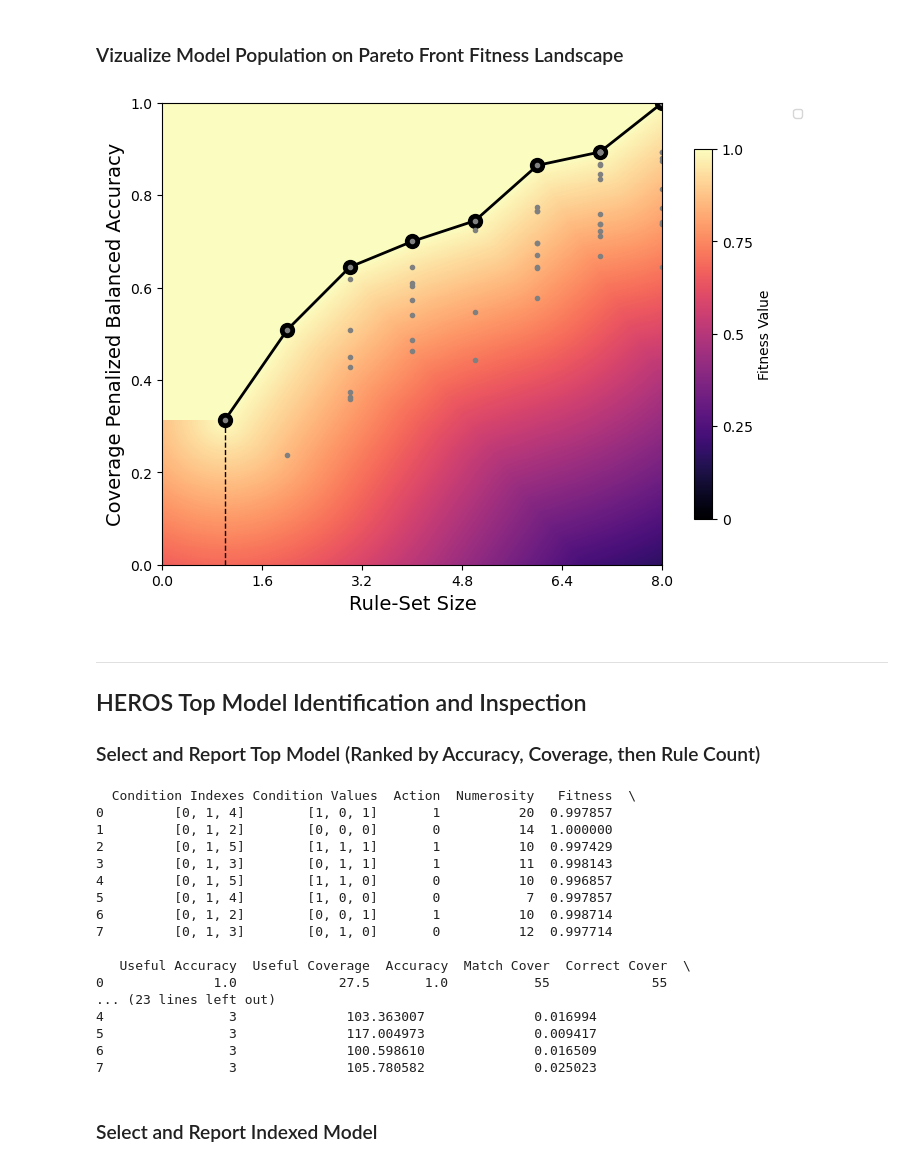
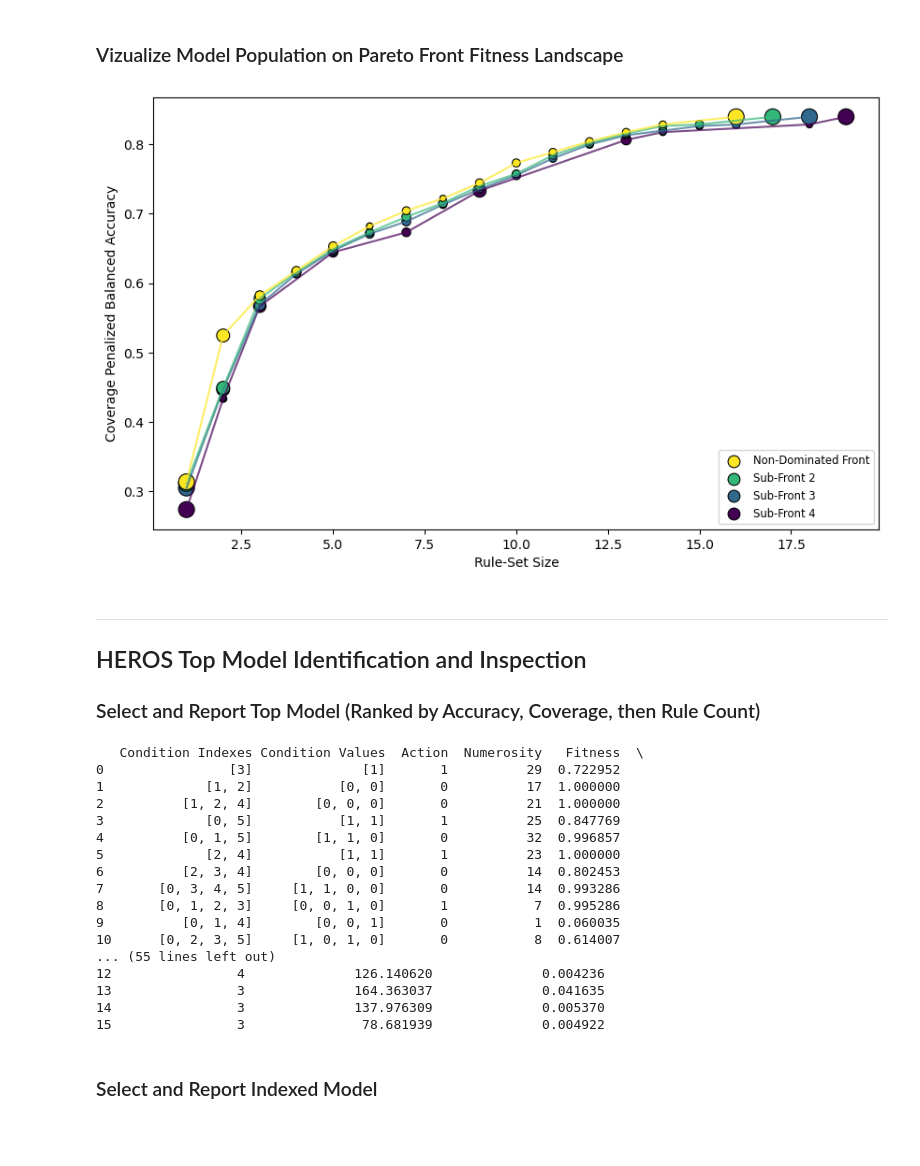
Before and after one commit to UrbsLab/heros, a Jupyter notebook: HEROS_Demo_Notebook.ipynb, the cells around one changed output. Saved outputs shown, nothing was run; the diff lists cells and outputs as text; code cells hidden in the pictures; blank space fills up the shorter version.

```diff
--- a/HEROS_Demo_Notebook.ipynb
+++ b/HEROS_Demo_Notebook.ipynb
@@ -220,9 +220,8 @@ Loading MultiSURF Scores
     2. If a mix of quantiative and categorical features are loaded, HEROS will combine them with all quantitative features first, followed by all categorical features in the same order as provided in 'X' or 'Xc'.
 # %%
 # Initialize HEROS algorithm with run parameters
-
-heros_trained = HEROS(outcome_type='class',iterations=10000, pop_size=500, cross_prob=0.8, mut_prob=0.04, nu=1, beta=0.2, theta_sel=0.5,
-              fitness_function='pareto',subsumption='both', rsl=0, feat_track='end', model_iterations=100,
+heros_trained = HEROS(outcome_type='class',iterations=50000, pop_size=500, cross_prob=0.8, mut_prob=0.04, nu=1, beta=0.2, theta_sel=0.5,
+              fitness_function='pareto',subsumption='both', rsl=0, feat_track=None, model_iterations=100,
               model_pop_size=100, model_pop_init = "target_acc", new_gen=1.0, merge_prob=0.1, rule_pop_init=None, compaction='sub',
               track_performance=1000,stored_rule_iterations='500,1000,5000,10000',stored_model_iterations='10,50,100',random_state=42, verbose=True)
 
@@ -456,10 +456,11 @@ model_pop_df.to_csv(output_path+'/model_pop.csv', index=False)
 # %%
 if full_run:
     resolution = 500
     plot_models = True
-    heros.get_model_pareto_landscape(resolution, heros.model_population, plot_models, show=True,save=True,output_path=output_path)
+    heros.get_model_pareto_fronts(show=True,save=True,output_path=output_path)
+    #heros.get_model_pareto_landscape(resolution, heros.model_population, plot_models, show=True,save=True,output_path=output_path)
 # %% [output]
-[figure, old version]
+[figure, new version]
 # %% [markdown]
 ***
 ## HEROS Top Model Identification and Inspection
@@ -469,23 +470,23 @@ set_df = heros.get_model_rules() #returns top training model by default based on
 set_df.to_csv(output_path+'/top_default_model_rules.csv', index=False)
 print(set_df)
 # %% [output]
-  Condition Indexes Condition Values  Action  Numerosity   Fitness  \
-0         [0, 1, 4]        [1, 0, 1]       1          20  0.997857
-1         [0, 1, 2]        [0, 0, 0]       0          14  1.000000
-2         [0, 1, 5]        [1, 1, 1]       1          10  0.997429
-3         [0, 1, 3]        [0, 1, 1]       1          11  0.998143
-4         [0, 1, 5]        [1, 1, 0]       0          10  0.996857
-5         [0, 1, 4]        [1, 0, 0]       0           7  0.997857
-6         [0, 1, 2]        [0, 0, 1]       1          10  0.998714
-7         [0, 1, 3]        [0, 1, 0]       0          12  0.997714
-
-   Useful Accuracy  Useful Coverage  Accuracy  Match Cover  Correct Cover  \
-0              1.0             27.5       1.0           55             55
-... (23 lines left out)
-4                3              103.363007              0.016994
-5                3              117.004973              0.009417
-6                3              100.598610              0.016509
-7                3              105.780582              0.025023
+   Condition Indexes Condition Values  Action  Numerosity   Fitness  \
+0                [3]              [1]       1          29  0.722952
+1             [1, 2]           [0, 0]       0          17  1.000000
+2          [1, 2, 4]        [0, 0, 0]       0          21  1.000000
+3             [0, 5]           [1, 1]       1          25  0.847769
+4          [0, 1, 5]        [1, 1, 0]       0          32  0.996857
+5             [2, 4]           [1, 1]       1          23  1.000000
+6          [2, 3, 4]        [0, 0, 0]       0          14  0.802453
+7       [0, 3, 4, 5]     [1, 1, 0, 0]       0          14  0.993286
+8       [0, 1, 2, 3]     [0, 0, 1, 0]       1           7  0.995286
+9          [0, 1, 4]        [0, 0, 1]       0           1  0.060035
+10      [0, 2, 3, 5]     [1, 0, 1, 0]       0           8  0.614007
+... (55 lines left out)
+12                4              126.140620              0.004236
+13                3              164.363037              0.041635
+14                3              137.976309              0.005370
+15                3               78.681939              0.004922
 # %% [markdown]
 ### Select and Report Indexed Model
 # %%
```
Also changed, not shown: parts of 22 cells of this notebook, 20 other files.
